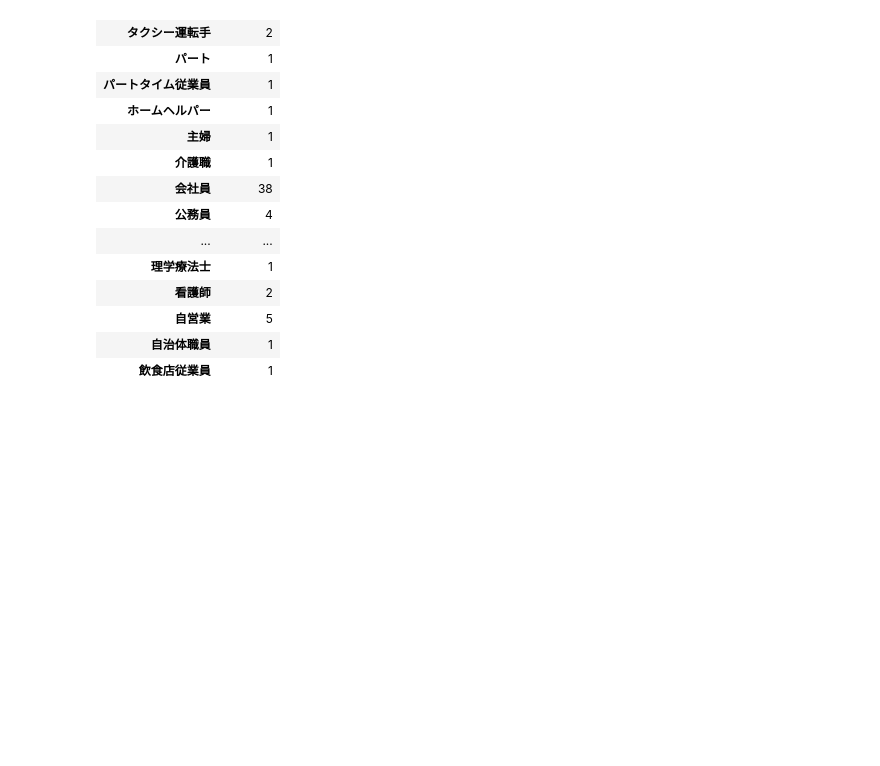
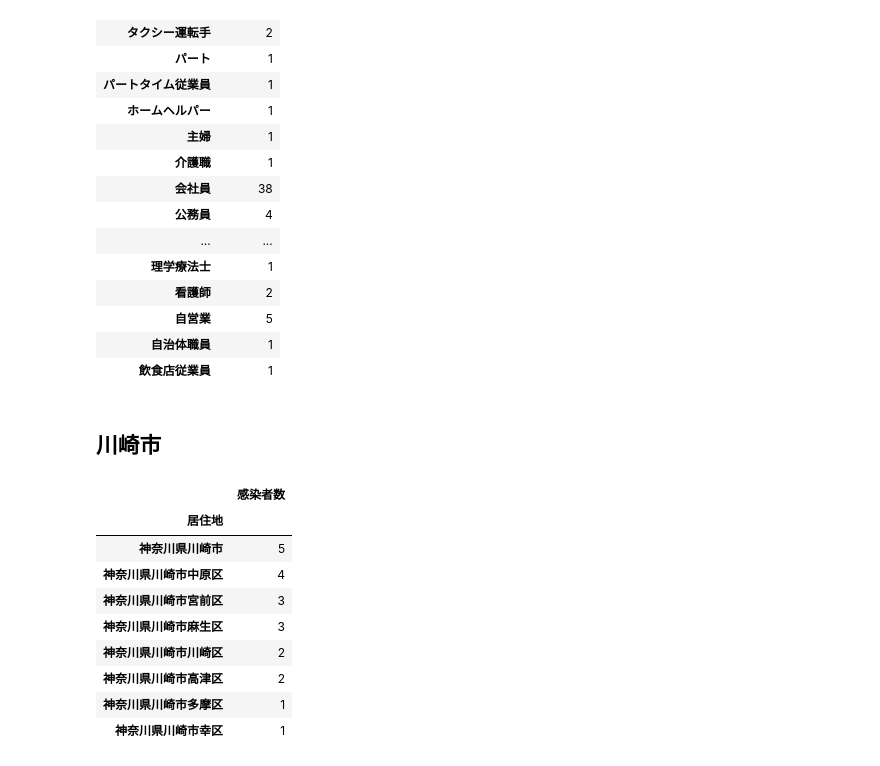
Before and after one commit to tsu-nera/hack-for-corona, a Jupyter notebook: notebooks/kanagawa-corona.ipynb, the cells around one changed output. Cells and saved outputs as stored; diff of their text form; code cells hidden in the pictures; blank space fills up the shorter version.

```diff
--- a/notebooks/kanagawa-corona.ipynb
+++ b/notebooks/kanagawa-corona.ipynb
@@ -312,0 +313,2 @@ work_df
+# %% [markdown]
+## 川崎市
@@ -312,0 +322,13 @@ work_df
+# %%
+area_df
+# %% [output]
+|  | 感染者数 |
+| 居住地 |  |
+| 神奈川県川崎市 | 5 |
+| 神奈川県川崎市中原区 | 4 |
+| 神奈川県川崎市宮前区 | 3 |
+| 神奈川県川崎市麻生区 | 3 |
+| 神奈川県川崎市川崎区 | 2 |
+| 神奈川県川崎市高津区 | 2 |
+| 神奈川県川崎市多摩区 | 1 |
+| 神奈川県川崎市幸区 | 1 |
```
Also changed, not shown: parts of 11 cells of this notebook.
